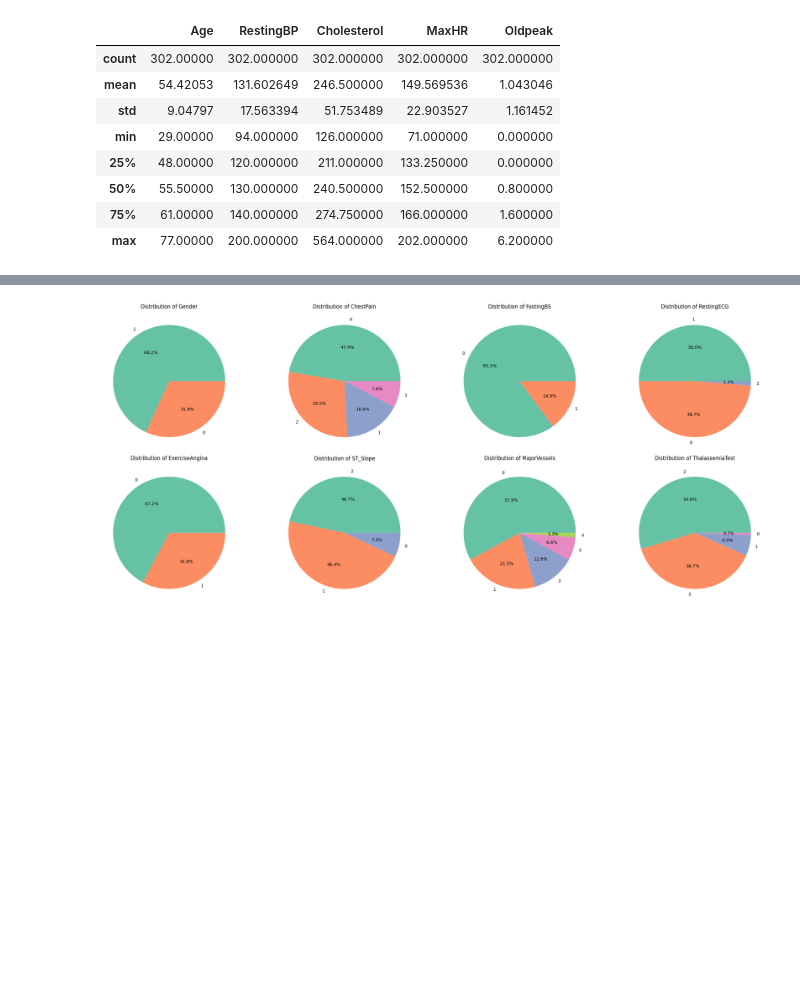
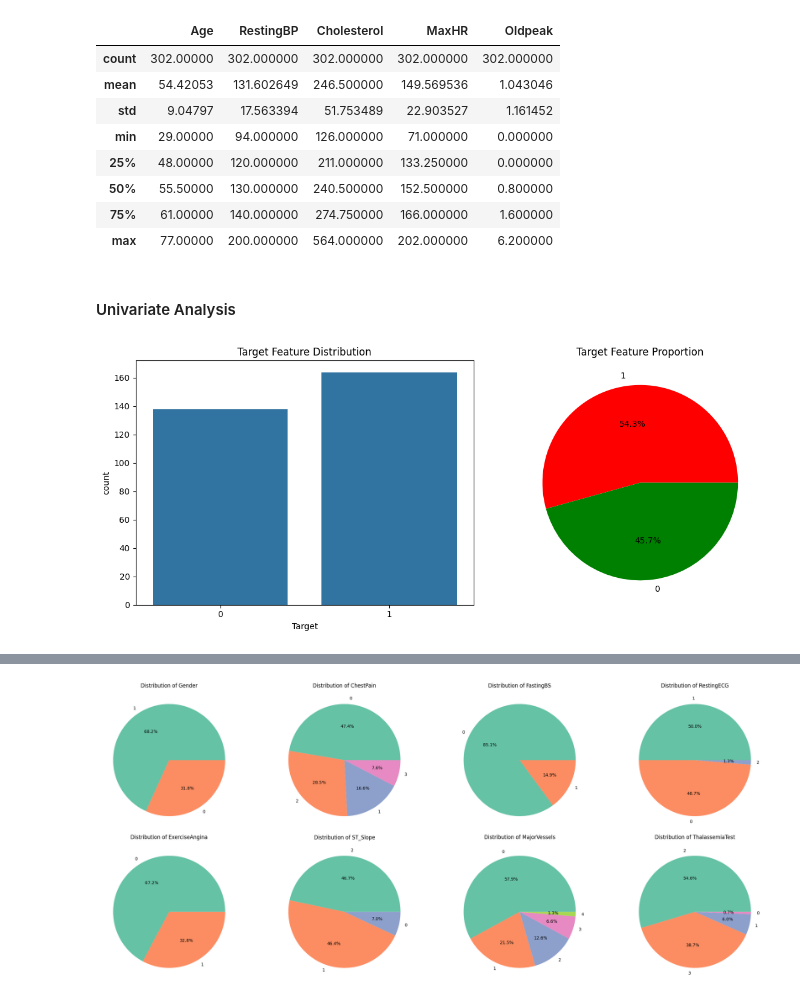
Before and after one commit to bakar6947/AI-ML-Internship-Projects, a Jupyter notebook: Heart Disease/notebook.ipynb, the cells around one changed output, grey strips where cells are left out. Drawn from its saved outputs; the diff is of its cells as text; code cells hidden in the pictures; blank space fills up the shorter version.

```diff
--- a/Heart Disease/notebook.ipynb
+++ b/Heart Disease/notebook.ipynb
@@ -169,6 +168,28 @@ df[count_feat].describe()
 | 50% | 55.50000 | 130.000000 | 240.500000 | 152.500000 | 0.800000 |
 | 75% | 61.00000 | 140.000000 | 274.750000 | 166.000000 | 1.600000 |
 | max | 77.00000 | 200.000000 | 564.000000 | 202.000000 | 6.200000 |
+# %% [markdown]
+#### Univariate Analysis
+# %%
+# Target Feature Distribution
+
+fig, axes = plt.subplots(1, 2, figsize=(12, 5))
+
+
+# Count values in Target Feature
+sns.countplot(x='Target', data=df, ax=axes[0])
+axes[0].set_title('Target Feature Distribution')
+
+
+# Pie chart for Target Feature
+target_counts = df['Target'].value_counts()
+axes[1].pie(target_counts, labels=target_counts.index, autopct='%1.1f%%', colors=['red','green'])
+axes[1].set_title('Target Feature Proportion')
+
+plt.tight_layout()
+plt.show()
+# %% [output]
+[figure, added]
 # %%
 # Count unique values in discrete features
 
```
Also changed, not shown: parts of 17 cells of this notebook.
